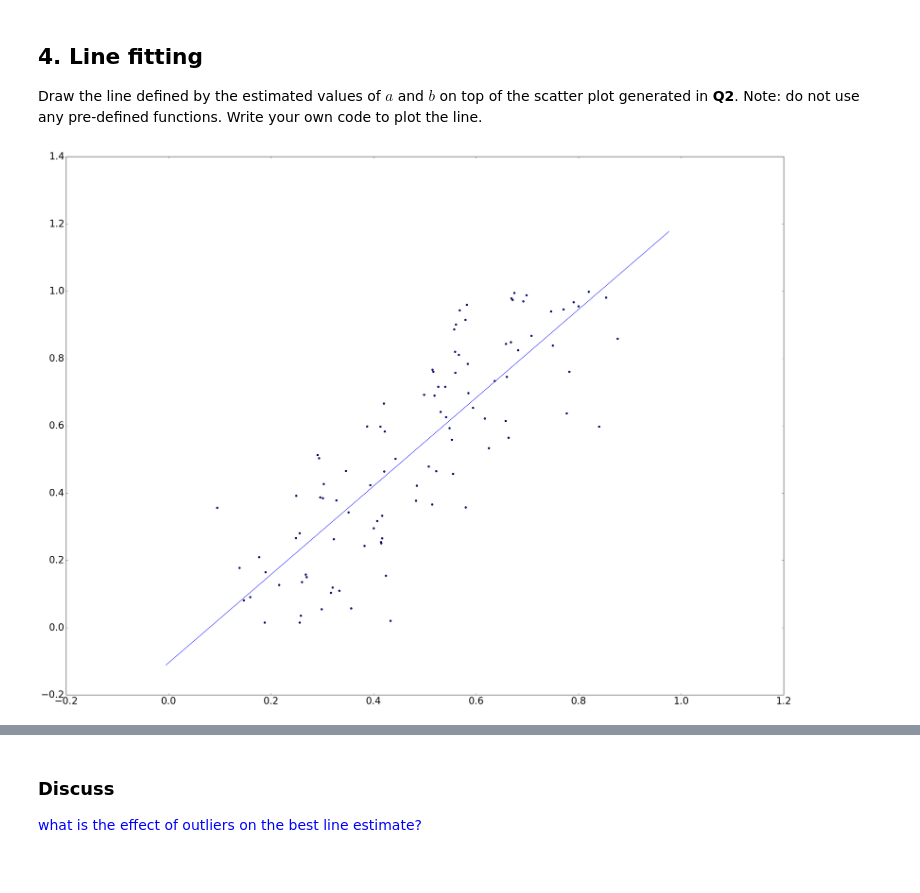
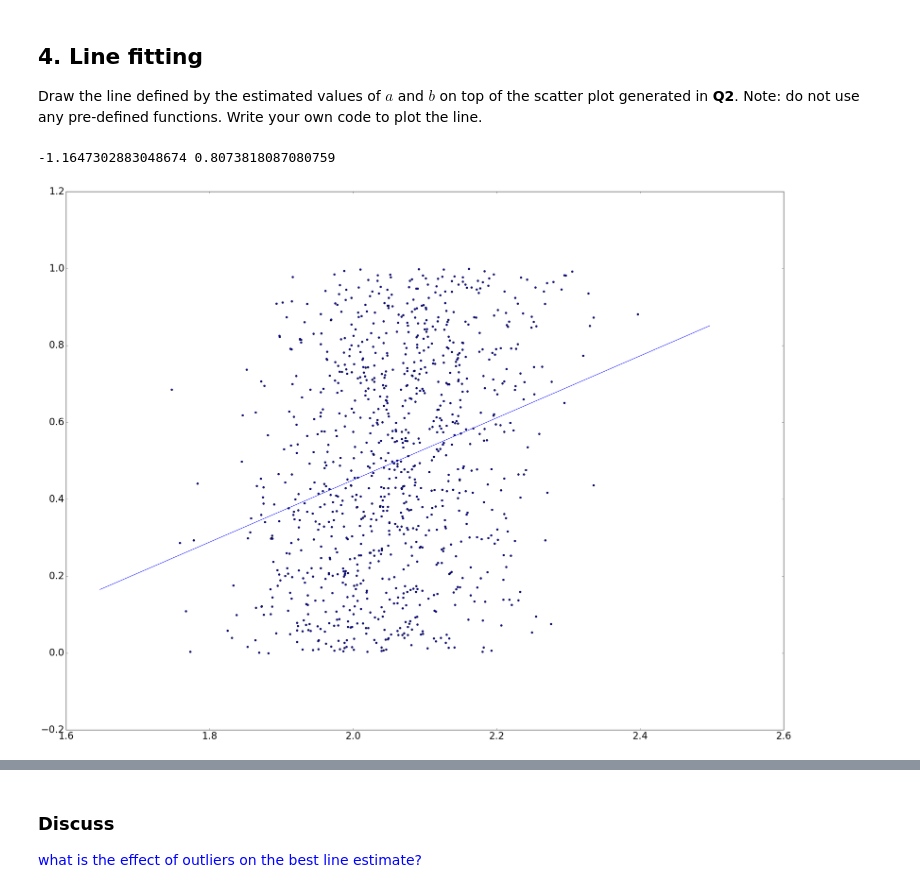
Before and after one commit to JoshVanL/SPS_LabWork, a Jupyter notebook: 3LAB/Lab3_Jupyter.ipynb, the cells around one changed output, grey strips where cells are left out. Saved outputs shown, nothing was run; the diff lists cells and outputs as text; code cells hidden in the pictures.

```diff
--- a/3LAB/Lab3_Jupyter.ipynb
+++ b/3LAB/Lab3_Jupyter.ipynb
@@ -68,18 +68,15 @@ ax.scatter(a,b)
 Using the sequences ${y_i}$ and ${x_i}$ from **Q2**, implement the matrix form of the method of least squares to determine estimates of the parameters $a$ and $b$ assuming that $y_i=a+bx_i+e_i$.
 # %%
 ## als = (XtX)^-1 XtY
-n = 100
-x,y = genFunc(0.5, 0.2, n)
+def getAls (x,y,d):
+    Y = np.array(y).reshape(x.size, 1)
+    X = np.arange(float(x.size*d)).reshape(x.size, d)
+    X[:,0] = 1
+    for i in range(0, x.size):
+        for j in range(1, d):
+            X[i][j] = x[i]**j
 
-Y = np.array(y).reshape(n, 1)
-X = np.arange(200.0).reshape(n, 2)
-X[:,0] = 1
-for i in range(0, x.size):
-    X[i][1] = x[i]
-
-X = np.matrix(X)
-Xt = X.transpose()
-als = np.linalg.inv(Xt*X)*Xt*Y
-a = als[0]
-b = als[1]
-print(a,b)
+    X = np.matrix(X)
+    Xt = X.transpose()
+    als = np.linalg.inv(Xt*X)*Xt*Y
+    return als
@@ -95,30 +100,23 @@ estimated values of m and c
 
 Draw the line defined by the estimated values of $a$ and $b$ on top of the scatter plot generated in **Q2**. Note: do not use any pre-defined functions. Write your own code to plot the line.
 # %%
-n = 100
-x,y = genFunc(0.5, 0.2, n)
+x,y = genFunc(0.1, 2, 1000)
 
-Y = np.array(y).reshape(n, 1)
-X = np.arange(200.0).reshape(n, 2)
-X[:,0] = 1
-for i in range(0, x.size):
-    X[i][1] = x[i]
-
-X = np.matrix(X)
-Xt = X.transpose()
-als = np.linalg.inv(Xt*X)*Xt*Y
-a = als[0]
-b = als[1]
+als = getAls(x,y,2)
+a = als.item(0)
+b = als.item(1)
+print(a,b)
 
 fig = plt.figure()
 ax = fig.add_subplot(111)
 ax.scatter(x,y)
 
 xp = np.array([np.amin(x)-0.1, np.amax(x)+0.1])
 yp = np.array(b*xp + a).reshape(2)
 pl = plt.plot(xp,yp)
 # %% [output]
+-1.1647302883048674 0.8073818087080759
-[figure, old version]
+[figure, new version]
 # %% [markdown]
 ## 5. Outliers ##
 Add a few outliers to your data. For example, add the points {(0.5, 5), (0.6, 5), (0.7, 5)} to the sampled sequences from Q2.
```
Also changed, not shown: parts of 8 cells of this notebook.
